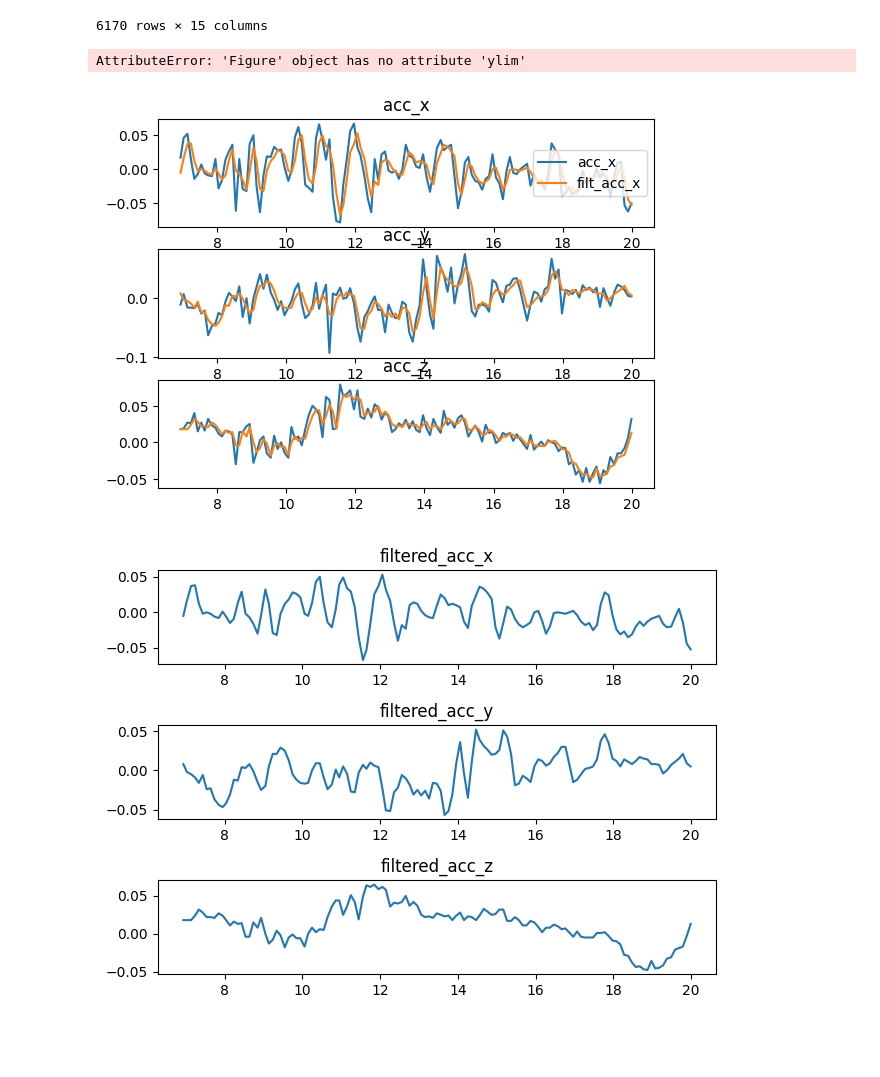
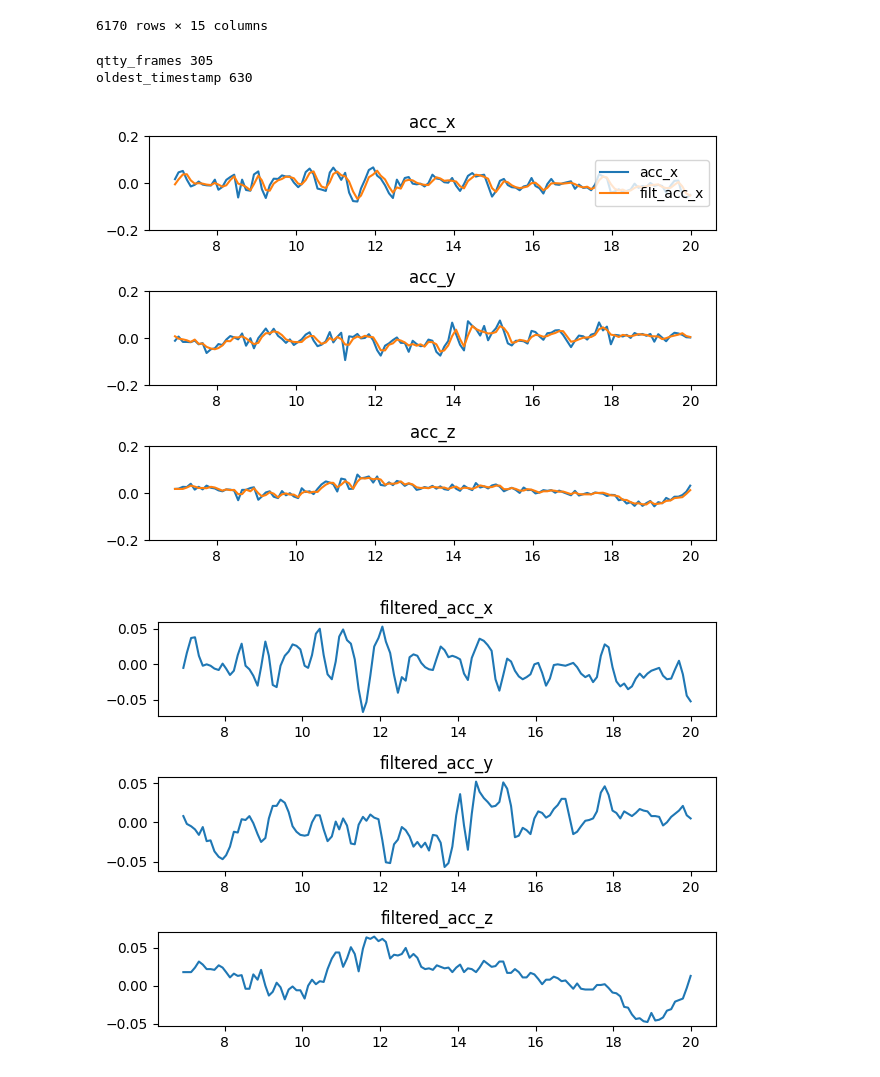
Before and after one commit to APF2000/data-analysis, a Jupyter notebook: dataset_car/dataset_carro.ipynb, the cells around one changed output. Saved outputs shown, nothing was run; the diff lists cells and outputs as text; code cells hidden in the pictures; blank space fills up the shorter version.

Commit message:
generate whole video images

```diff
--- a/dataset_car/dataset_carro.ipynb
+++ b/dataset_car/dataset_carro.ipynb
@@ -44,13 +44,21 @@ ride.accelerometer_df
 | 6169 | 630.94 | 1 | -0.019 | 0.079 | -0.010 | -0.021 | 0.073 | ... |
 6170 rows × 15 columns
 # %%
-for i in range(30):
+accelerometer_df = ride.accelerometer_df
+oldest_timestamp = int(accelerometer_df.timestamp.iloc[-1])
+delta_time_size = 20
+frame_granularity = 4
+qtty_frames = (oldest_timestamp - delta_time_size) // 2
+
+print("qtty_frames", qtty_frames)
+print("oldest_timestamp", oldest_timestamp)
+
+for i in range(qtty_frames):
     fig, axs = plt.subplots(ncols=1, nrows=3)
 
-    accelerometer_df = ride.accelerometer_df
 
-    lower_limit = accelerometer_df.timestamp >= 2 * i
-    upper_limit = accelerometer_df.timestamp < 2 * i + 20
+    lower_limit = accelerometer_df.timestamp >= frame_granularity * i
+    upper_limit = accelerometer_df.timestamp < frame_granularity * i + delta_time_size
     time_filter = lower_limit & upper_limit
     accelerometer_df = accelerometer_df[time_filter]
 
@@ -58,36 +66,37 @@ for i in range(30):
     acc_y = accelerometer_df["acc_y"]
     acc_z = accelerometer_df["acc_z"]
     timestamp = accelerometer_df["timestamp"]
 
     # axs[0].scatter(timestamp, acc_x, s=0.1)
     axs[0].plot(timestamp, accelerometer_df["acc_x"], label="acc_x")
     axs[0].plot(timestamp, accelerometer_df["filtered_acc_x"], label="filt_acc_x")
     axs[0].legend(loc='right')
     axs[0].set_title("acc_x")
 
     axs[1].plot(timestamp, acc_y)
     axs[1].plot(timestamp, accelerometer_df["filtered_acc_y"])
     axs[1].set_title("acc_y")
 
     axs[2].plot(timestamp, acc_z)
     axs[2].plot(timestamp, accelerometer_df["filtered_acc_z"])
     axs[2].set_title("acc_z")
 
     for ax in axs:
         ax.set_ylim(-0.2, 0.2)
 
     # axs.legend(loc='center right', bbox_to_anchor=(1.25, 0.5))
 
     # fig.ylim(-0.2, 0.2)
     fig.tight_layout()
 
     fig_name = os.path.join("images", "fig_%02d" % i)
     fig.savefig(fig_name)
 
-plt.show()
+# plt.show()
 # %% [output]
-AttributeError: 'Figure' object has no attribute 'ylim'
+qtty_frames 305
+oldest_timestamp 630
-[figure, old version]
+[figure, new version]
 # %%
 fig, axs = plt.subplots(ncols=1, nrows=3)
 
```
